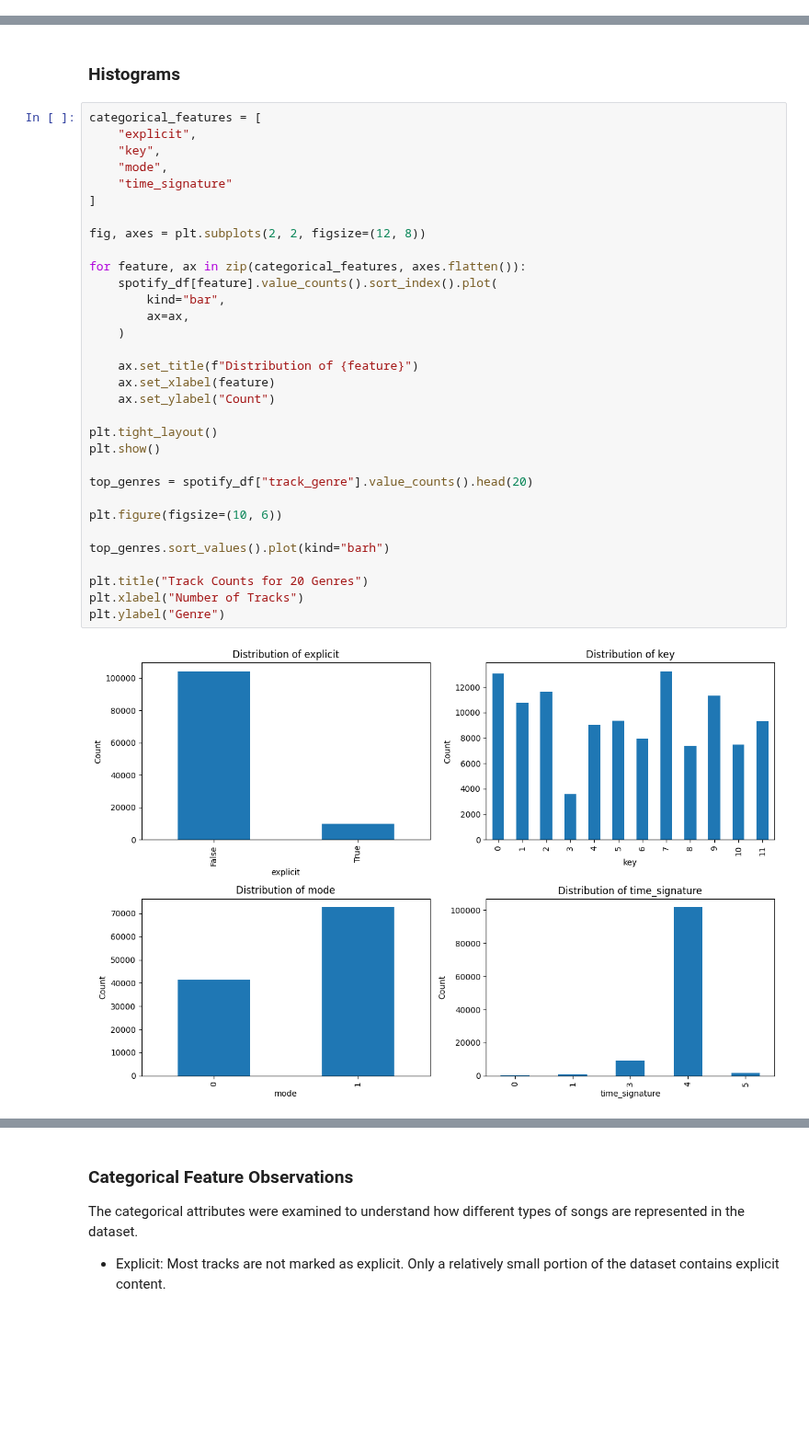
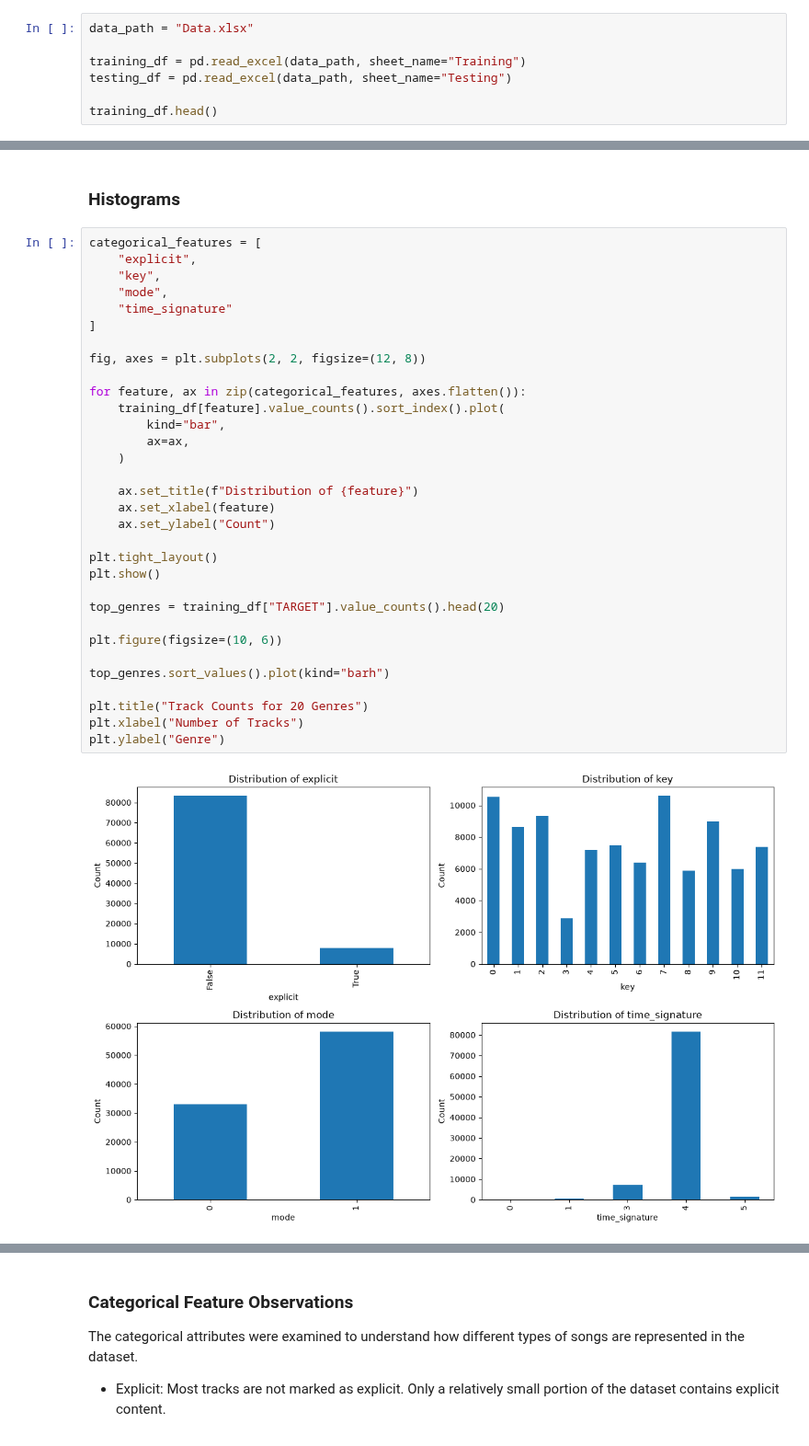
Before and after one commit to alexander-martrain/Song-Data-Mining, a Jupyter notebook: notebooks/project_cluster_cmps451.ipynb, the cells around one changed output, grey strips where cells are left out. Shown at 92% size. Saved outputs shown, nothing was run; the diff lists cells and outputs as text; blank space fills up the shorter version.

Commit message:
identified quality issues in data

```diff
--- a/notebooks/project_cluster_cmps451.ipynb
+++ b/notebooks/project_cluster_cmps451.ipynb
@@ -34,0 +21,7 @@ spotify_df.head()
+# %%
+data_path = "Data.xlsx"
+
+training_df = pd.read_excel(data_path, sheet_name="Training")
+testing_df = pd.read_excel(data_path, sheet_name="Testing")
+
+training_df.head()
@@ -112,34 +115,34 @@ Duplicate rows:
 categorical_features = [
     "explicit",
     "key",
     "mode",
     "time_signature"
 ]
 
 fig, axes = plt.subplots(2, 2, figsize=(12, 8))
 
 for feature, ax in zip(categorical_features, axes.flatten()):
-    spotify_df[feature].value_counts().sort_index().plot(
+    training_df[feature].value_counts().sort_index().plot(
         kind="bar",
         ax=ax,
     )
 
     ax.set_title(f"Distribution of {feature}")
     ax.set_xlabel(feature)
     ax.set_ylabel("Count")
 
 plt.tight_layout()
 plt.show()
 
-top_genres = spotify_df["track_genre"].value_counts().head(20)
+top_genres = training_df["TARGET"].value_counts().head(20)
 
 plt.figure(figsize=(10, 6))
 
 top_genres.sort_values().plot(kind="barh")
 
 plt.title("Track Counts for 20 Genres")
 plt.xlabel("Number of Tracks")
 plt.ylabel("Genre")
 # %% [output]
-[figure, old version]
+[figure, new version]
 Text(0, 0.5, 'Genre')
```
Also changed, not shown: parts of 10 cells of this notebook.
